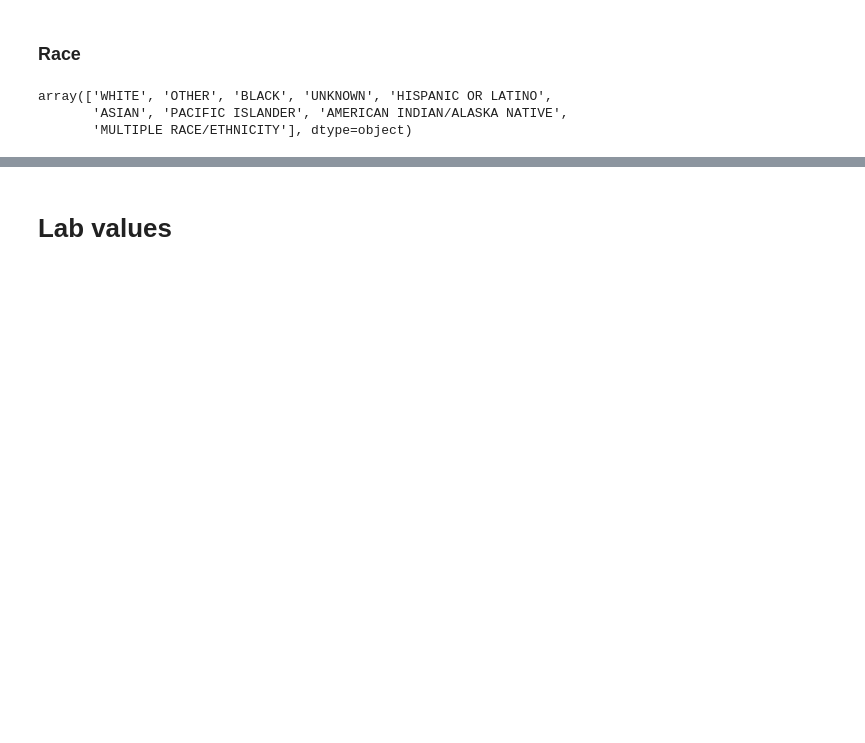
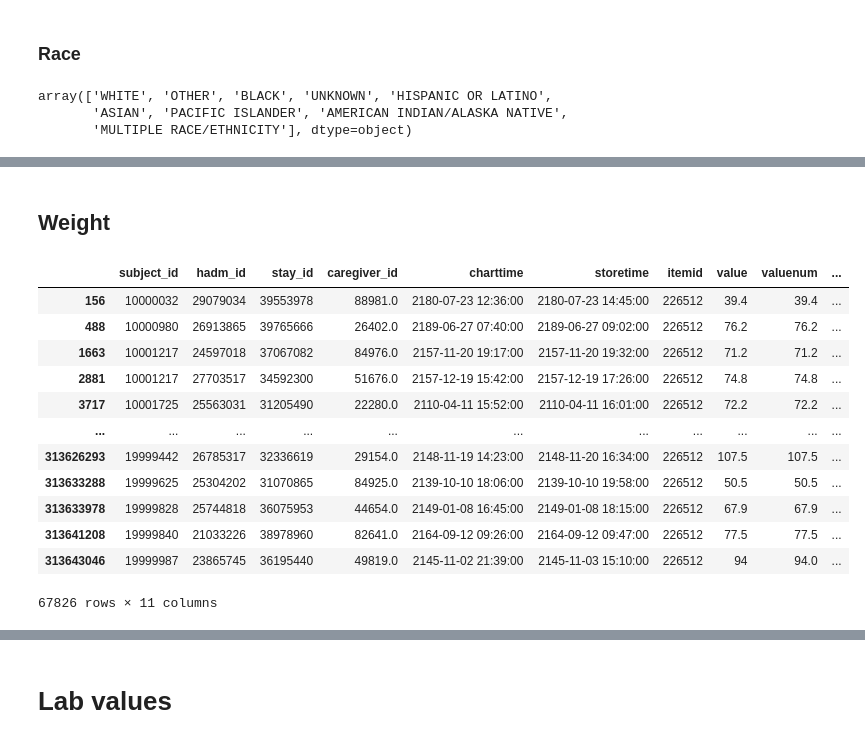
Before and after one commit to cyp-ark/RL-AIAKI, a Jupyter notebook: code/2_.ipynb, the cells around one changed output, grey strips where cells are left out. Saved outputs shown, nothing was run; the diff lists cells and outputs as text; code cells hidden in the pictures; blank space fills up the shorter version.

```diff
--- a/code/2_.ipynb
+++ b/code/2_.ipynb
@@ -142,0 +182,19 @@ array(['WHITE', 'OTHER', 'BLACK', 'UNKNOWN', 'HISPANIC OR LATINO',
+# %% [markdown]
+## Weight
+# %%
+#Admission Weight(Kg)
+chartevents[chartevents['itemid'].isin([226512])]
+# %% [output]
+|  | subject_id | hadm_id | stay_id | caregiver_id | charttime | storetime | itemid | value | valuenum | ... |
+| 156 | 10000032 | 29079034 | 39553978 | 88981.0 | 2180-07-23 12:36:00 | 2180-07-23 14:45:00 | 226512 | 39.4 | 39.4 | ... |
+| 488 | 10000980 | 26913865 | 39765666 | 26402.0 | 2189-06-27 07:40:00 | 2189-06-27 09:02:00 | 226512 | 76.2 | 76.2 | ... |
+| 1663 | 10001217 | 24597018 | 37067082 | 84976.0 | 2157-11-20 19:17:00 | 2157-11-20 19:32:00 | 226512 | 71.2 | 71.2 | ... |
+| 2881 | 10001217 | 27703517 | 34592300 | 51676.0 | 2157-12-19 15:42:00 | 2157-12-19 17:26:00 | 226512 | 74.8 | 74.8 | ... |
+| 3717 | 10001725 | 25563031 | 31205490 | 22280.0 | 2110-04-11 15:52:00 | 2110-04-11 16:01:00 | 226512 | 72.2 | 72.2 | ... |
+| ... | ... | ... | ... | ... | ... | ... | ... | ... | ... | ... |
+| 313626293 | 19999442 | 26785317 | 32336619 | 29154.0 | 2148-11-19 14:23:00 | 2148-11-20 16:34:00 | 226512 | 107.5 | 107.5 | ... |
+| 313633288 | 19999625 | 25304202 | 31070865 | 84925.0 | 2139-10-10 18:06:00 | 2139-10-10 19:58:00 | 226512 | 50.5 | 50.5 | ... |
+| 313633978 | 19999828 | 25744818 | 36075953 | 44654.0 | 2149-01-08 16:45:00 | 2149-01-08 18:15:00 | 226512 | 67.9 | 67.9 | ... |
+| 313641208 | 19999840 | 21033226 | 38978960 | 82641.0 | 2164-09-12 09:26:00 | 2164-09-12 09:47:00 | 226512 | 77.5 | 77.5 | ... |
+| 313643046 | 19999987 | 23865745 | 36195440 | 49819.0 | 2145-11-02 21:39:00 | 2145-11-03 15:10:00 | 226512 | 94 | 94.0 | ... |
+67826 rows × 11 columns
```
Also changed, not shown: parts of 41 cells of this notebook, 6 other files.
